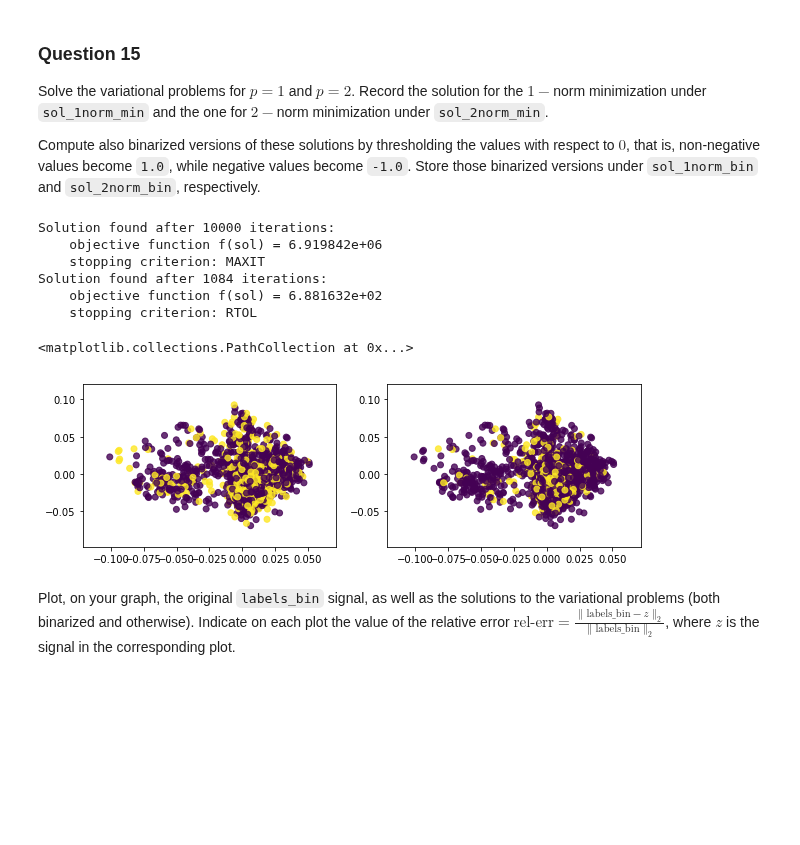
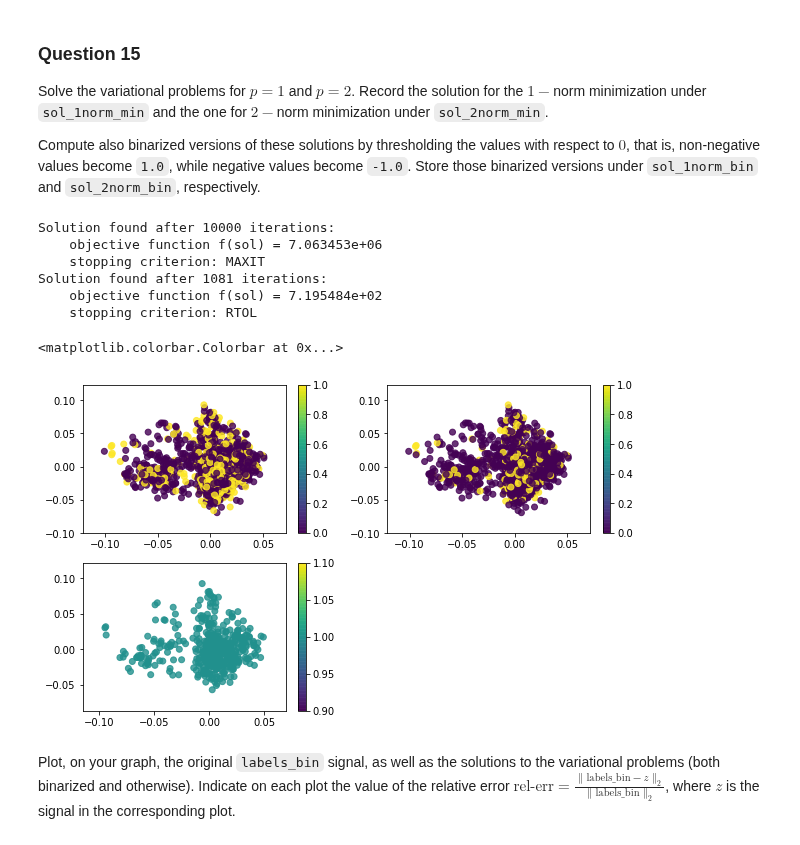
Before and after one commit to vndk36/Project_ntds2018, a Jupyter notebook: Milestone_4/4_HPCF_Hugo.ipynb, the cells around one changed output. Saved outputs shown, nothing was run; the diff lists cells and outputs as text; code cells hidden in the pictures; blank space fills up the shorter version.

```diff
--- a/Milestone_4/4_HPCF_Hugo.ipynb
+++ b/Milestone_4/4_HPCF_Hugo.ipynb
@@ -500,8 +540,9 @@ Now, subsample this binarized label signal by $70\%$ by choosing, uniformly at r
 
 You will do this by computing a "measurement mask" vector `w` with `1.0`'s at the measured coordinates, and $0.0$'s otherwise.
 # %%
-mn_ratio = 0.7
+mn_ratio = 0.3
 m = int(mn_ratio * n_nodes)  # Number of measurements.
 
 # They call me " The King of the One-Line Code"
 w = np.random.permutation(np.concatenate((np.ones(m),np.full(n_nodes-m, np.nan))))
+w[:10]
@@ -594,7 +639,7 @@ _Hint:_ remember you have already computed the mask `w`.
 def P(a):
     # Your code here.
     b = a
-    b [np.isnan(w)] = labels_bin[np.isnan(w)]
+    b [~np.isnan(w)] = labels_bin[~np.isnan(w)]
     return b
 # %%
 # test cell to validate the orthogonal projection operator
@@ -628,21 +673,27 @@ sol_1norm_bin = np.where(sol_1norm_min < threshold, 0, 1)
 sol_2norm_bin = np.where(sol_2norm_min < threshold, 0, 1)
 # %% [output]
 Solution found after 10000 iterations:
-    objective function f(sol) = 6.919842e+06
+    objective function f(sol) = 7.063453e+06
     stopping criterion: MAXIT
-Solution found after 1084 iterations:
-    objective function f(sol) = 6.881632e+02
+Solution found after 1081 iterations:
+    objective function f(sol) = 7.195484e+02
     stopping criterion: RTOL
 # %%
-plt.figure(figsize=(10,3))
-plt.subplot(121)
+plt.figure(figsize=(10,6))
+plt.subplot(221)
 plt.scatter(U[1], U[2], c=labels_bin, alpha=0.8)
+plt.colorbar()
 
-plt.subplot(122)
+plt.subplot(222)
 plt.scatter(U[1], U[2], c=1-sol_1norm_bin, alpha=0.8)
+plt.colorbar()
+
+plt.subplot(223)
+plt.scatter(U[1], U[2], c = w, alpha = 0.8)
+plt.colorbar()
 # %% [output]
-<matplotlib.collections.PathCollection at 0x...>
+<matplotlib.colorbar.Colorbar at 0x...>
-[figure, old version]
+[figure, new version]
 # %% [markdown]
 Plot, on your graph, the original `labels_bin` signal, as well as the solutions to the variational problems (both binarized and otherwise). Indicate on each plot the value of the relative error $\text{rel-err} = \frac{\|\text{labels_bin} - z\|_2}{\|\text{labels_bin}\|_2}$, where $z$ is the signal in the corresponding plot.
 # %% [markdown]
```
Also changed, not shown: parts of 16 cells of this notebook.
